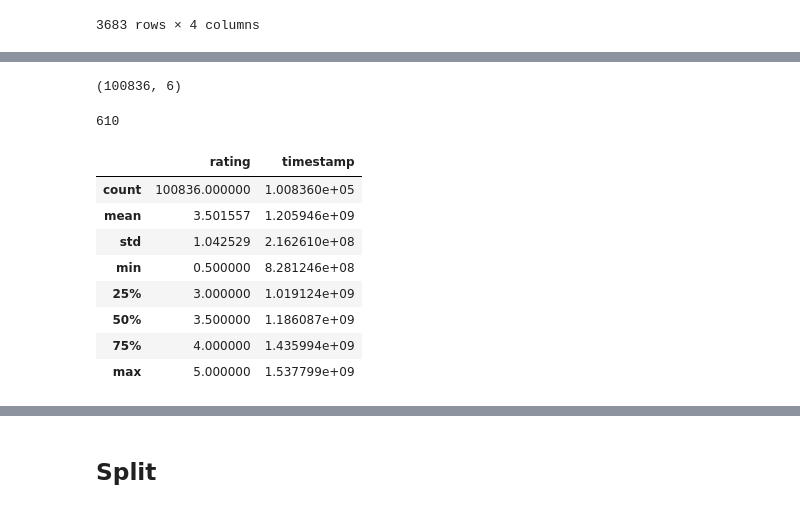
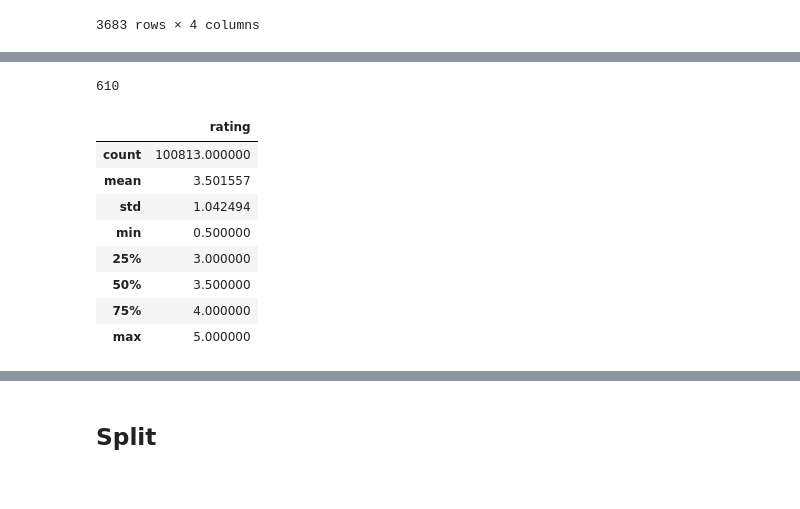
Before and after one commit to xiaohua-su/Recommender_System, a Jupyter notebook: Workspace/Zach/Data Cleaning-Zach.ipynb, the cells around one changed output, grey strips where cells are left out. Saved outputs shown, nothing was run; the diff lists cells and outputs as text; code cells hidden in the pictures.

```diff
--- a/Workspace/Zach/Data Cleaning-Zach.ipynb
+++ b/Workspace/Zach/Data Cleaning-Zach.ipynb
@@ -40,0 +103,4 @@ movies
+# %%
+# Drop original column title
+
+movies.drop(columns='title', inplace=True)
@@ -40,0 +124,4 @@ movies
+# %%
+# Format year_released column
+
+movies['year_released'] = movies.year_released.str.replace(')', '')
@@ -70,3 +174,6 @@ rating
 | 100834 | 610 | 168252 | 5.0 | 1493846352 |
 | 100835 | 610 | 170875 | 3.0 | 1493846415 |
 100836 rows × 4 columns
+# %%
+#converted timestamp to datetime
+rating['timestamp'] = pd.to_datetime(rating['timestamp'], unit='s')
@@ -119,23 +240,21 @@ dtype: int64
 # %%
 movie_rating.dropna(inplace=True)
-# %%
-movie_rating.shape
-# %% [output]
-(100836, 6)
+# %%
+movie_rating['genres']=[row.strip().lower().replace('|',',') for row in movie_rating['genres']]
 # %%
 movie_rating['userId'].nunique()
 # %% [output]
 610
 # %%
-stats = movie_rating[['rating', 'timestamp']].describe()
+stats = movie_rating.filter(['rating', 'timestamp']).describe()
 stats
 # %% [output]
-|  | rating | timestamp |
-| count | 100836.000000 | 1.008360e+05 |
-| mean | 3.501557 | 1.205946e+09 |
-| std | 1.042529 | 2.162610e+08 |
-| min | 0.500000 | 8.281246e+08 |
-| 25% | 3.000000 | 1.019124e+09 |
-| 50% | 3.500000 | 1.186087e+09 |
-| 75% | 4.000000 | 1.435994e+09 |
-| max | 5.000000 | 1.537799e+09 |
+|  | rating |
+| count | 100813.000000 |
+| mean | 3.501557 |
+| std | 1.042494 |
+| min | 0.500000 |
+| 25% | 3.000000 |
+| 50% | 3.500000 |
+| 75% | 4.000000 |
+| max | 5.000000 |
```
Also changed, not shown: parts of 75 cells of this notebook, 1 other file.
